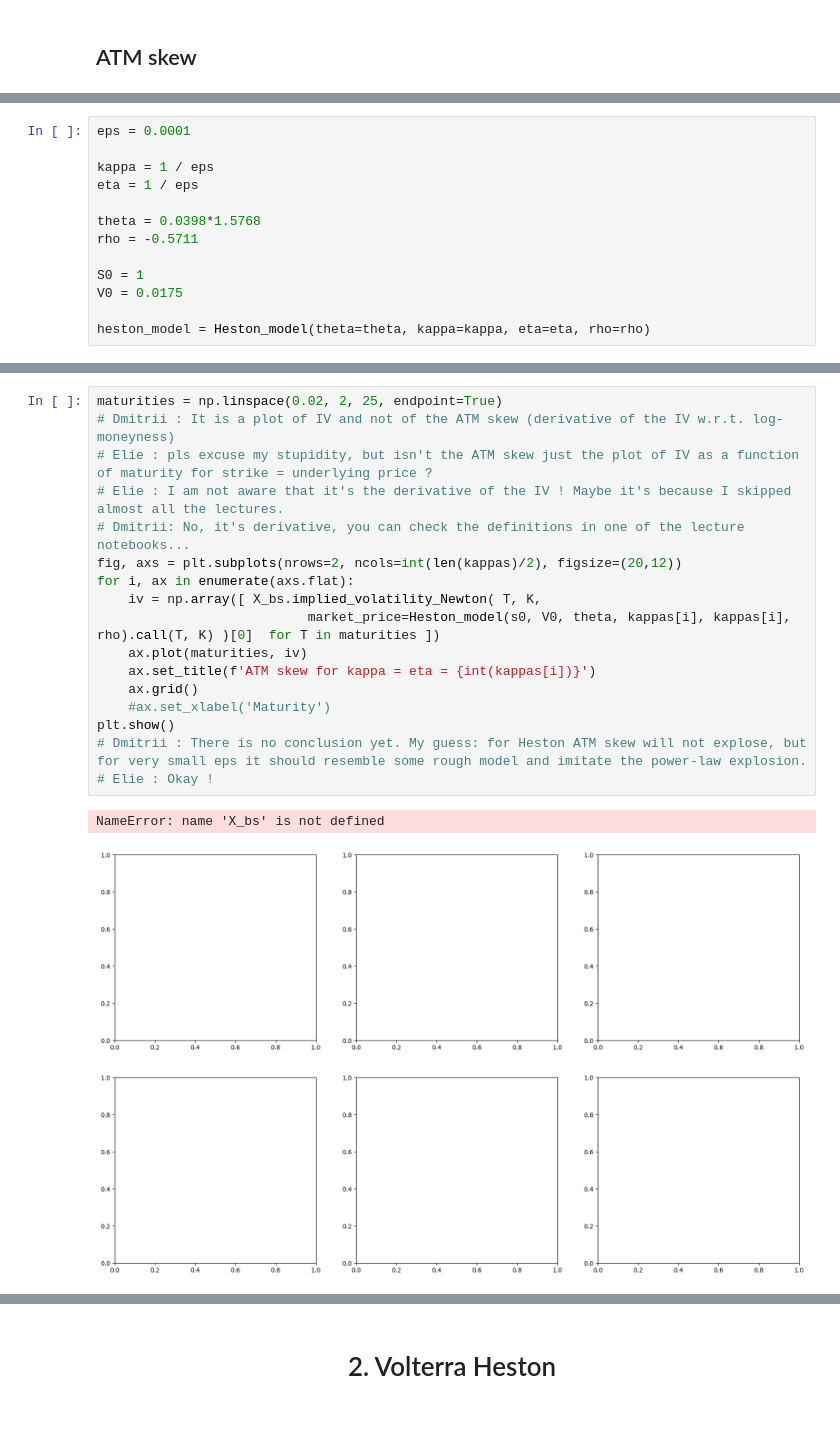
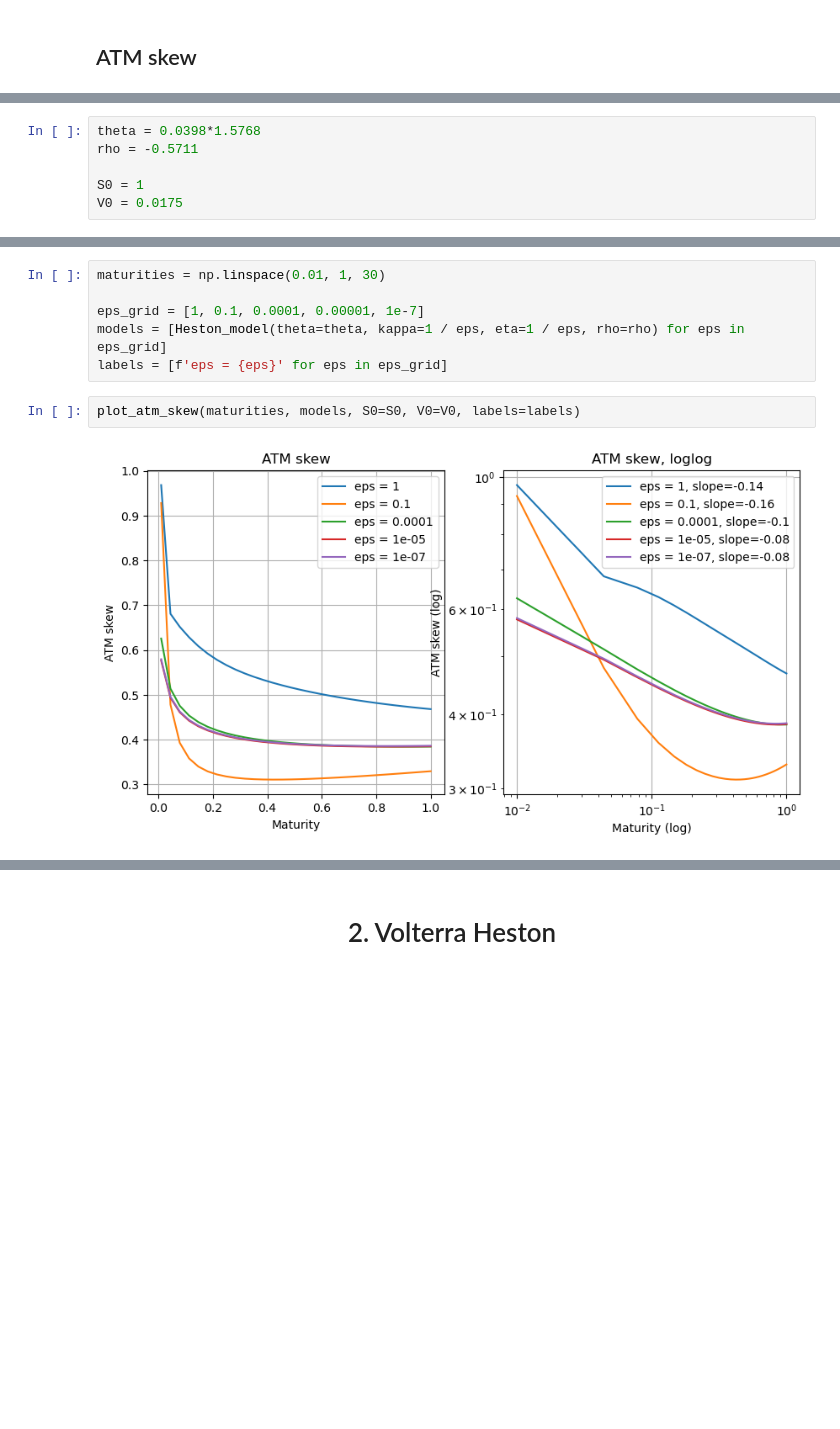
Before and after one commit to MrG1raffe/VolterraProcesses, a Jupyter notebook: Group1_Challenge2.ipynb, the cells around one changed output, grey strips where cells are left out. Saved outputs shown, nothing was run; the diff lists cells and outputs as text; blank space fills up the shorter version.

Commit message:
add ATM skew

```diff
--- a/Group1_Challenge2.ipynb
+++ b/Group1_Challenge2.ipynb
@@ -282,13 +300,6 @@ def plot_atm_skew(maturities, model, S0, V0, bump=0.05, ls='-', ax=None, label='
 # %%
-eps = 0.0001
-
-kappa = 1 / eps
-eta = 1 / eps
-
 theta = 0.0398*1.5768
 rho = -0.5711
 
 S0 = 1
 V0 = 0.0175
-
-heston_model = Heston_model(theta=theta, kappa=kappa, eta=eta, rho=rho)
@@ -301,20 +306,10 @@ plot_atm_skew(maturities, heston_model, S0=S0, V0=V0)
-# %%
-maturities = np.linspace(0.02, 2, 25, endpoint=True)
-# Dmitrii : It is a plot of IV and not of the ATM skew (derivative of the IV w.r.t. log-moneyness)
-# Elie : pls excuse my stupidity, but isn't the ATM skew just the plot of IV as a function of maturity for strike = underlying price ?
-# Elie : I am not aware that it's the derivative of the IV ! Maybe it's because I skipped almost all the lectures.
-# Dmitrii: No, it's derivative, you can check the definitions in one of the lecture notebooks...
-fig, axs = plt.subplots(nrows=2, ncols=int(len(kappas)/2), figsize=(20,12))
-for i, ax in enumerate(axs.flat):
-    iv = np.array([ X_bs.implied_volatility_Newton( T, K,
-                           market_price=Heston_model(s0, V0, theta, kappas[i], kappas[i], rho).call(T, K) )[0]  for T in maturities ])
-    ax.plot(maturities, iv)
-    ax.set_title(f'ATM skew for kappa = eta = {int(kappas[i])}')
-    ax.grid()
-    #ax.set_xlabel('Maturity')
-plt.show()
-# Dmitrii : There is no conclusion yet. My guess: for Heston ATM skew will not explose, but for very small eps it should resemble some rough model and imitate the power-law explosion.
-# Elie : Okay !
-# %% [output]
-NameError: name 'X_bs' is not defined
-[figure, removed]
+# %%
+maturities = np.linspace(0.01, 1, 30)
+
+eps_grid = [1, 0.1, 0.0001, 0.00001, 1e-7]
+models = [Heston_model(theta=theta, kappa=1 / eps, eta=1 / eps, rho=rho) for eps in eps_grid]
+labels = [f'eps = {eps}' for eps in eps_grid]
+# %%
+plot_atm_skew(maturities, models, S0=S0, V0=V0, labels=labels)
+# %% [output]
+[figure, added]
```
Also changed, not shown: parts of 6 cells of this notebook.
